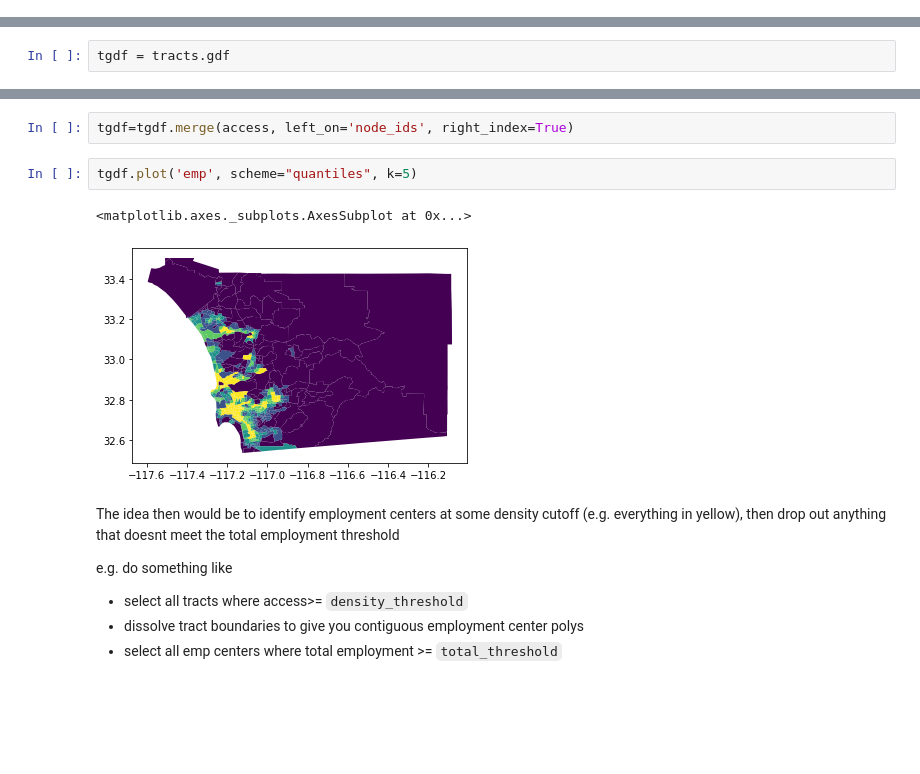
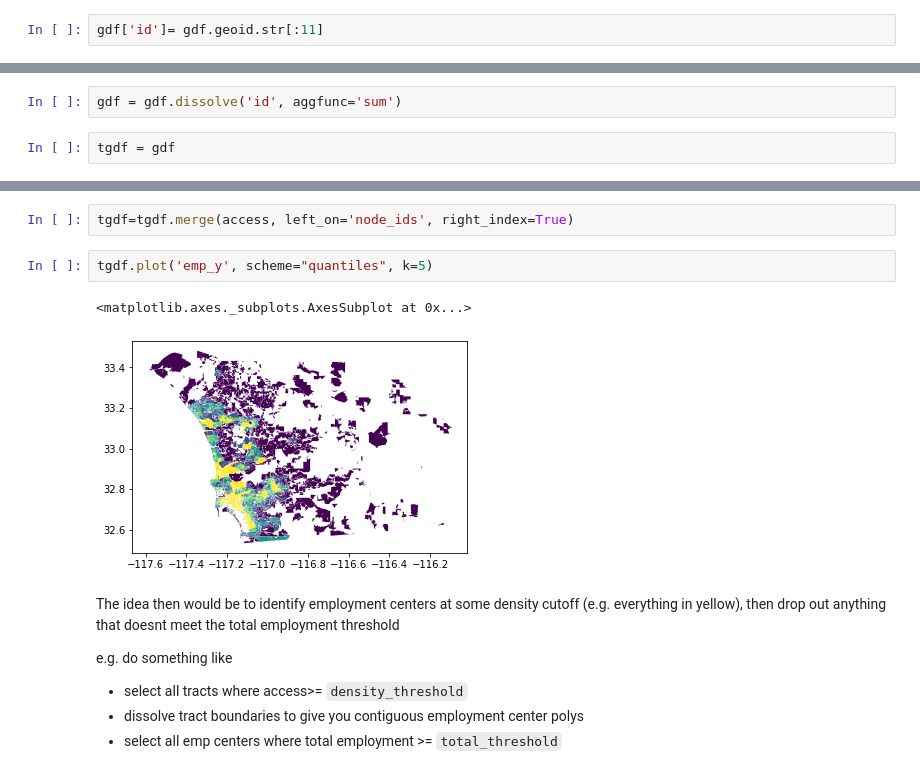
Before and after one commit to yellowcowantidote/pbpl204, a Jupyter notebook: notebooks/center_smoother-sd.ipynb, the cells around one changed output, grey strips where cells are left out. Drawn from its saved outputs; the diff is of its cells as text; blank space fills up the shorter version.

```diff
--- a/notebooks/center_smoother-sd.ipynb
+++ b/notebooks/center_smoother-sd.ipynb
@@ -124,0 +121,2 @@ tracts = Community.from_census(msa_fips='41740', years=[2010])
+# %%
+gdf['id']= gdf.geoid.str[:11]
@@ -125,5 +138,7 @@ tracts = Community.from_census(msa_fips='41740', years=[2010])
+# %%
+gdf = gdf.dissolve('id', aggfunc='sum')
 # %%
-tgdf = tracts.gdf
+tgdf = gdf
 # %%
 tgdf.plot()
 # %% [output]
@@ -136,10 +151,10 @@ tgdf["node_ids"] = net.get_node_ids(tgdf.centroid.x, tgdf.centroid.y)
 # %%
 tgdf=tgdf.merge(access, left_on='node_ids', right_index=True)
 # %%
-tgdf.plot('emp', scheme="quantiles", k=5)
+tgdf.plot('emp_y', scheme="quantiles", k=5)
 # %% [output]
 <matplotlib.axes._subplots.AxesSubplot at 0x...>
-[figure, old version]
+[figure, new version]
 # %% [markdown]
 The idea then would be to identify employment centers at some density cutoff (e.g. everything in yellow), then drop out anything that doesnt meet the total employment threshold
 
```
Also changed, not shown: parts of 11 cells of this notebook, 5 other files.
